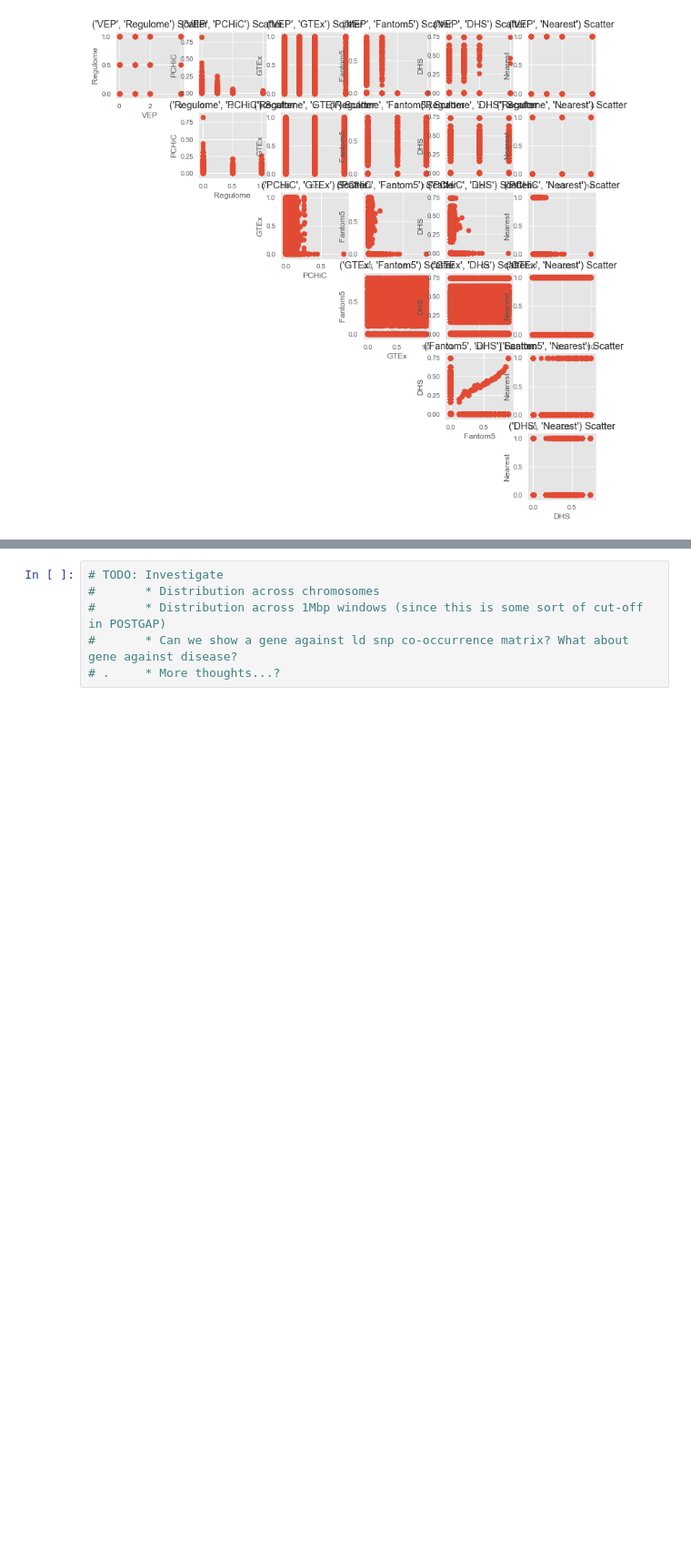
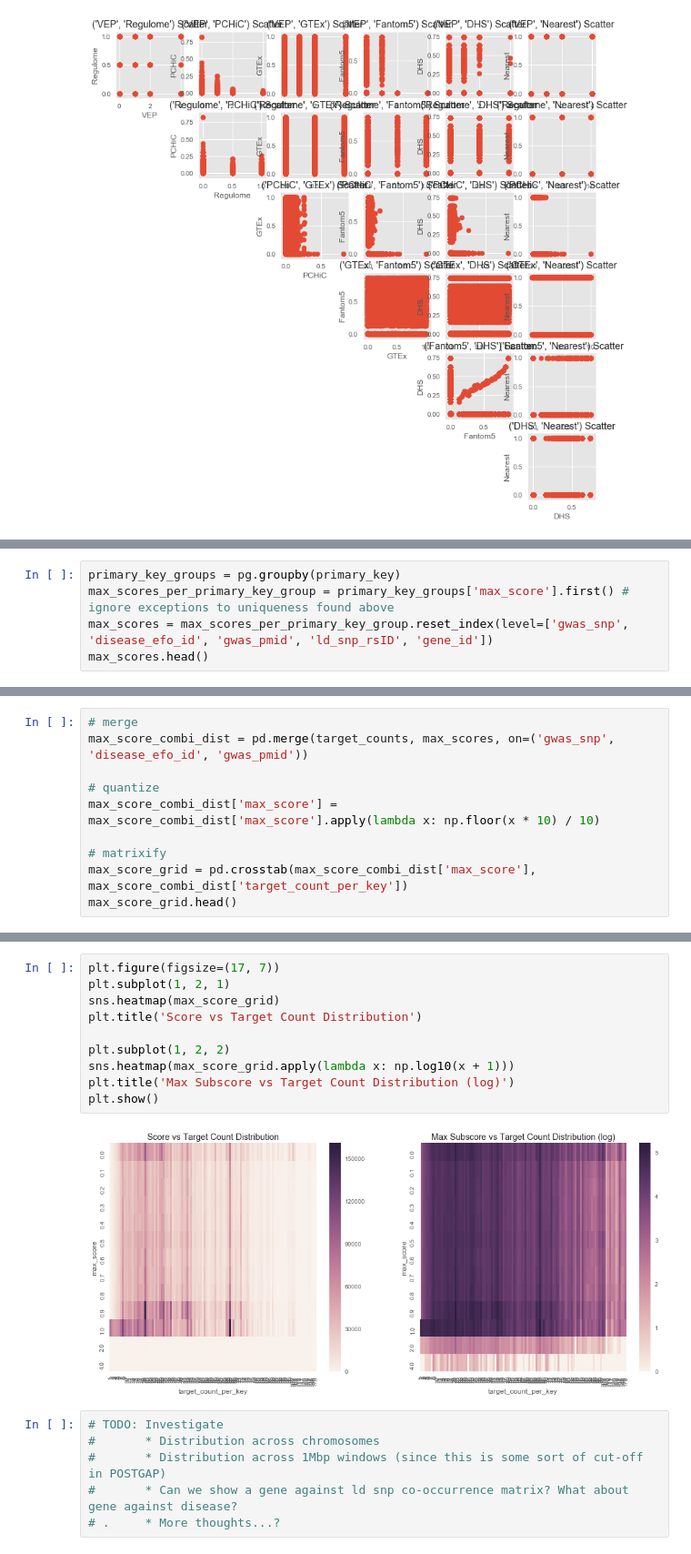
Before and after one commit to opentargets-archive/postgap_analysis, a Jupyter notebook: postgap_analysis_20171113.ipynb, the cells around one changed output, grey strips where cells are left out. Shown at 91% size. Drawn from its saved outputs; the diff is of its cells as text; blank space fills up the shorter version.

```diff
--- a/postgap_analysis_20171113.ipynb
+++ b/postgap_analysis_20171113.ipynb
@@ -598,0 +661,5 @@ plt.show()
+# %%
+primary_key_groups = pg.groupby(primary_key)
+max_scores_per_primary_key_group = primary_key_groups['max_score'].first() # ignore exceptions to uniqueness found above
+max_scores = max_scores_per_primary_key_group.reset_index(level=['gwas_snp', 'disease_efo_id', 'gwas_pmid', 'ld_snp_rsID', 'gene_id'])
+max_scores.head()
@@ -598,0 +673,10 @@ plt.show()
+# %%
+# merge
+max_score_combi_dist = pd.merge(target_counts, max_scores, on=('gwas_snp', 'disease_efo_id', 'gwas_pmid'))
+
+# quantize
+max_score_combi_dist['max_score'] = max_score_combi_dist['max_score'].apply(lambda x: np.floor(x * 10) / 10)
+
+# matrixify
+max_score_grid = pd.crosstab(max_score_combi_dist['max_score'], max_score_combi_dist['target_count_per_key'])
+max_score_grid.head()
@@ -599,3 +692,15 @@ plt.show()
+# %%
+plt.figure(figsize=(17, 7))
+plt.subplot(1, 2, 1)
+sns.heatmap(max_score_grid)
+plt.title('Score vs Target Count Distribution')
+
+plt.subplot(1, 2, 2)
+sns.heatmap(max_score_grid.apply(lambda x: np.log10(x + 1)))
+plt.title('Max Subscore vs Target Count Distribution (log)')
+plt.show()
+# %% [output]
+[figure, added]
 # %%
 # TODO: Investigate
 #       * Distribution across chromosomes
```
Also changed, not shown: parts of 9 cells of this notebook.
